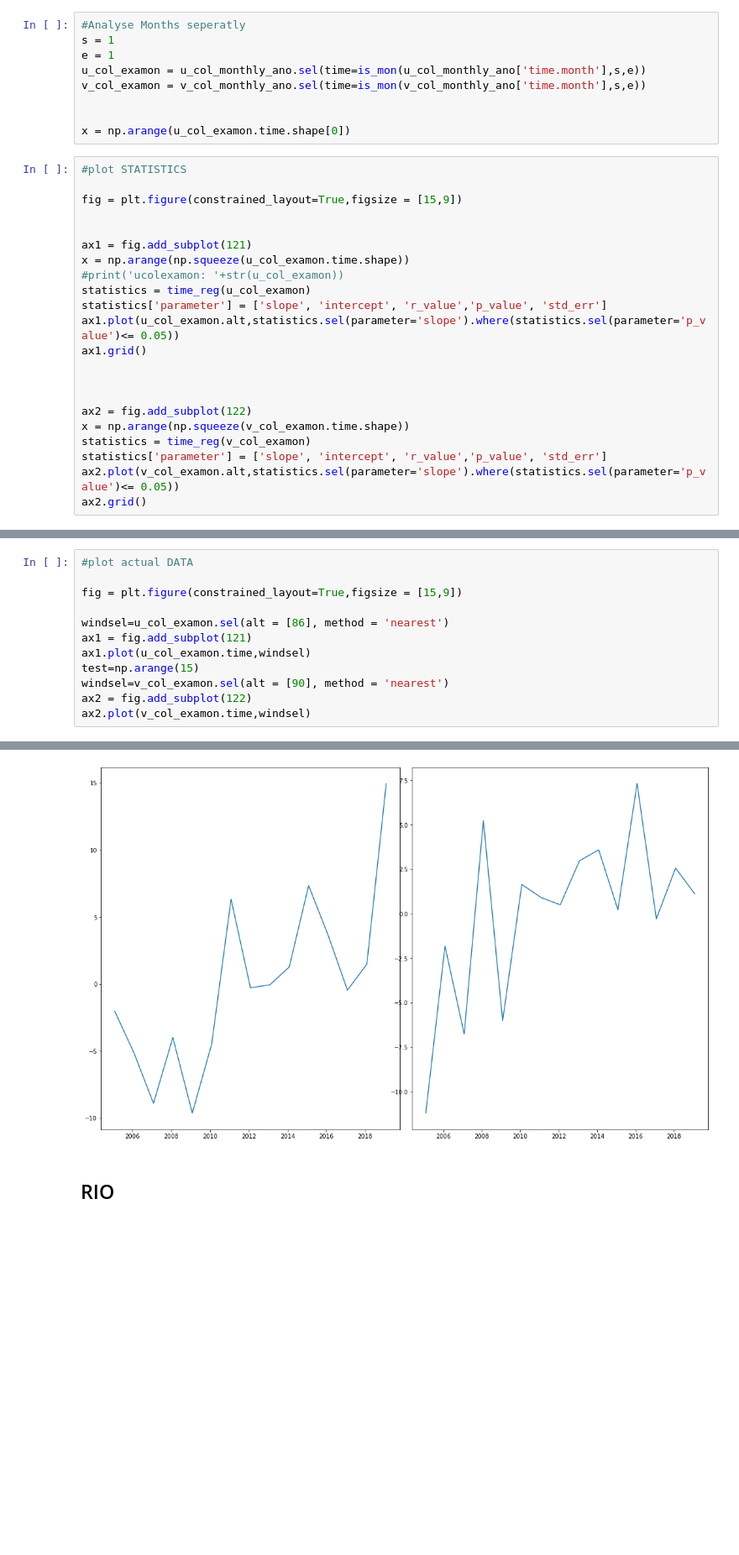
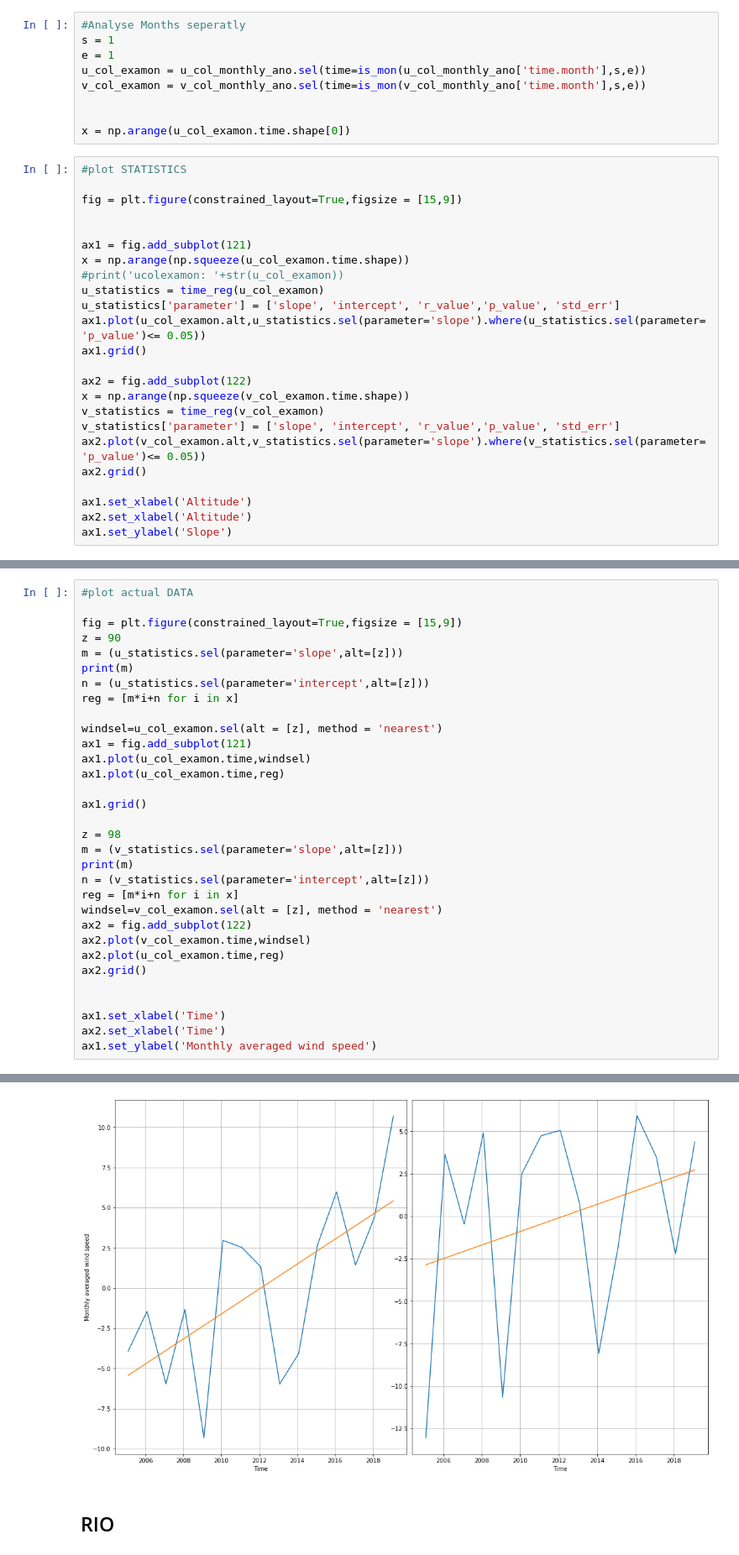
Before and after one commit to VACILT/trends_project, a Jupyter notebook: data_introduction_jason.ipynb, the cells around one changed output, grey strips where cells are left out. Shown at 84% size. Saved outputs shown, nothing was run; the diff lists cells and outputs as text; blank space fills up the shorter version.

```diff
--- a/data_introduction_jason.ipynb
+++ b/data_introduction_jason.ipynb
@@ -240,17 +232,19 @@ fig = plt.figure(constrained_layout=True,figsize = [15,9])
 ax1 = fig.add_subplot(121)
 x = np.arange(np.squeeze(u_col_examon.time.shape))
 #print('ucolexamon: '+str(u_col_examon))
-statistics = time_reg(u_col_examon)
-statistics['parameter'] = ['slope', 'intercept', 'r_value','p_value', 'std_err']
-ax1.plot(u_col_examon.alt,statistics.sel(parameter='slope').where(statistics.sel(parameter='p_value')<= 0.05))
+u_statistics = time_reg(u_col_examon)
+u_statistics['parameter'] = ['slope', 'intercept', 'r_value','p_value', 'std_err']
+ax1.plot(u_col_examon.alt,u_statistics.sel(parameter='slope').where(u_statistics.sel(parameter='p_value')<= 0.05))
 ax1.grid()
-
-
 
 ax2 = fig.add_subplot(122)
 x = np.arange(np.squeeze(v_col_examon.time.shape))
-statistics = time_reg(v_col_examon)
-statistics['parameter'] = ['slope', 'intercept', 'r_value','p_value', 'std_err']
-ax2.plot(v_col_examon.alt,statistics.sel(parameter='slope').where(statistics.sel(parameter='p_value')<= 0.05))
+v_statistics = time_reg(v_col_examon)
+v_statistics['parameter'] = ['slope', 'intercept', 'r_value','p_value', 'std_err']
+ax2.plot(v_col_examon.alt,v_statistics.sel(parameter='slope').where(v_statistics.sel(parameter='p_value')<= 0.05))
 ax2.grid()
+
+ax1.set_xlabel('Altitude')
+ax2.set_xlabel('Altitude')
+ax1.set_ylabel('Slope')
 # %% [output]
@@ -259,12 +254,32 @@ ax2.grid()
 #plot actual DATA
 
 fig = plt.figure(constrained_layout=True,figsize = [15,9])
+z = 90
+m = (u_statistics.sel(parameter='slope',alt=[z]))
+print(m)
+n = (u_statistics.sel(parameter='intercept',alt=[z]))
+reg = [m*i+n for i in x]
 
-windsel=u_col_examon.sel(alt = [86], method = 'nearest')
+windsel=u_col_examon.sel(alt = [z], method = 'nearest')
 ax1 = fig.add_subplot(121)
 ax1.plot(u_col_examon.time,windsel)
-test=np.arange(15)
-windsel=v_col_examon.sel(alt = [90], method = 'nearest')
+ax1.plot(u_col_examon.time,reg)
+
+ax1.grid()
+
+z = 98
+m = (v_statistics.sel(parameter='slope',alt=[z]))
+print(m)
+n = (v_statistics.sel(parameter='intercept',alt=[z]))
+reg = [m*i+n for i in x]
+windsel=v_col_examon.sel(alt = [z], method = 'nearest')
 ax2 = fig.add_subplot(122)
 ax2.plot(v_col_examon.time,windsel)
+ax2.plot(u_col_examon.time,reg)
+ax2.grid()
+
+
+ax1.set_xlabel('Time')
+ax2.set_xlabel('Time')
+ax1.set_ylabel('Monthly averaged wind speed')
 # %% [output]
@@ -272,4 +297,4 @@ ax2.plot(v_col_examon.time,windsel)
-[figure, old version]
+[figure, new version]
 # %% [markdown]
 ## RIO
 # %%
```
Also changed, not shown: parts of 19 cells of this notebook.
